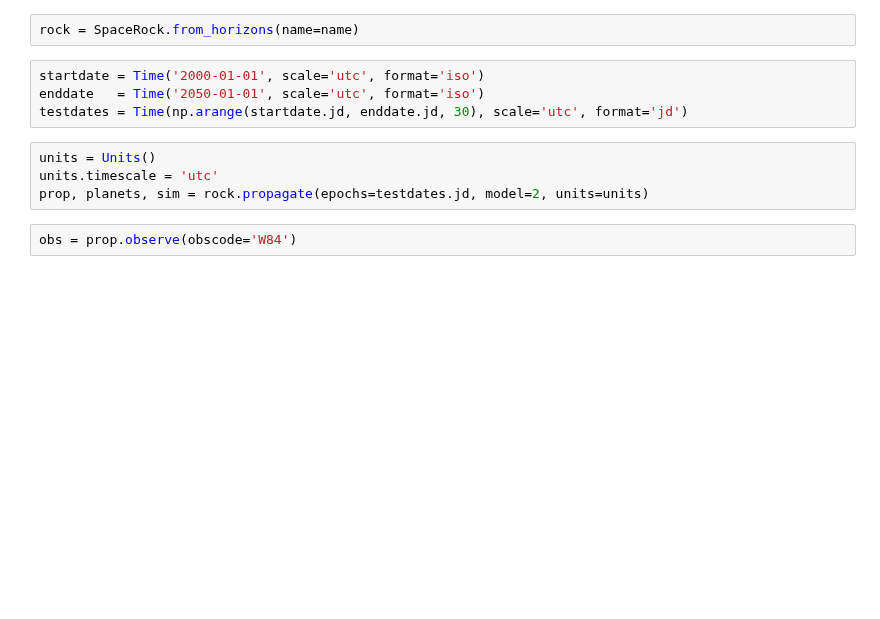
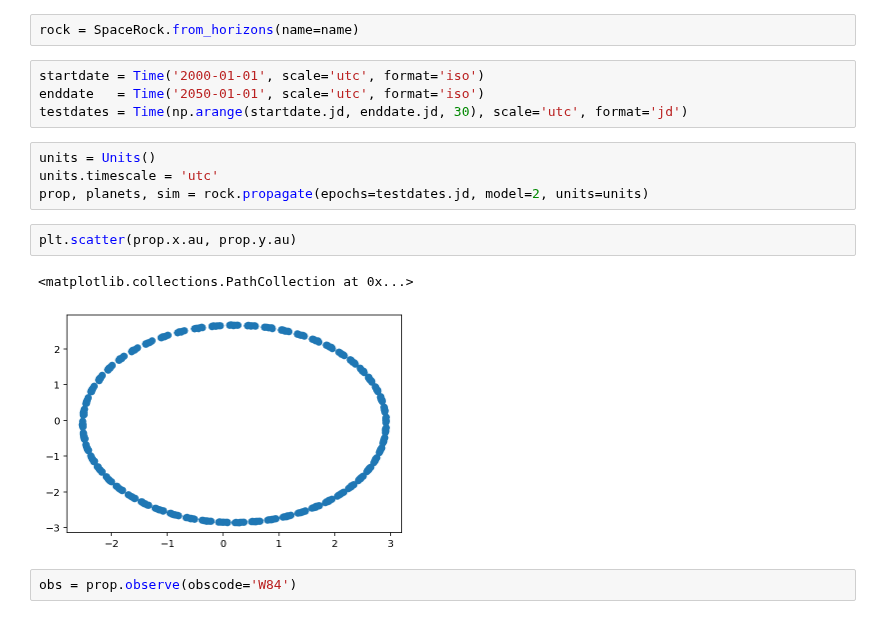
Before and after one commit to kjnapier/spacerocks, a Jupyter notebook: notebooks/Ceres.ipynb, the cells around one changed output. Cells and saved outputs as stored; diff of their text form; blank space fills up the shorter version.

```diff
--- a/notebooks/Ceres.ipynb
+++ b/notebooks/Ceres.ipynb
@@ -23,5 +26,10 @@ testdates = Time(np.arange(startdate.jd, enddate.jd, 30), scale='utc', format='j
 units = Units()
 units.timescale = 'utc'
 prop, planets, sim = rock.propagate(epochs=testdates.jd, model=2, units=units)
+# %%
+plt.scatter(prop.x.au, prop.y.au)
+# %% [output]
+<matplotlib.collections.PathCollection at 0x...>
+[figure, added]
 # %%
 obs = prop.observe(obscode='W84')
```
Also changed, not shown: parts of 3 cells of this notebook, 8 other files.
